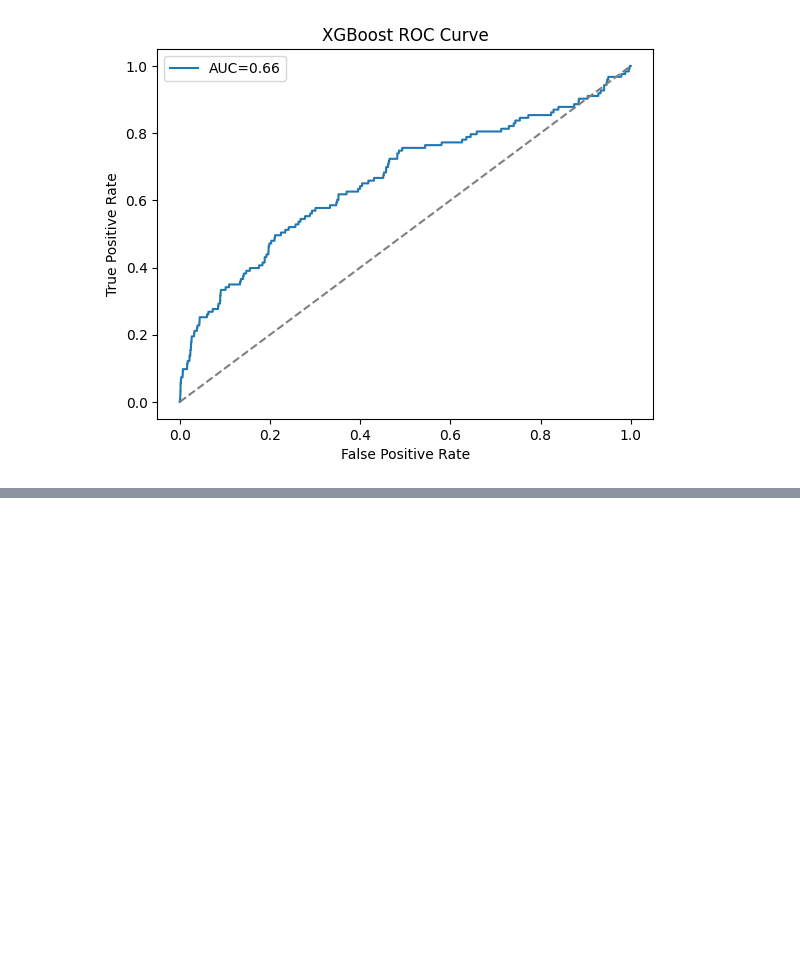
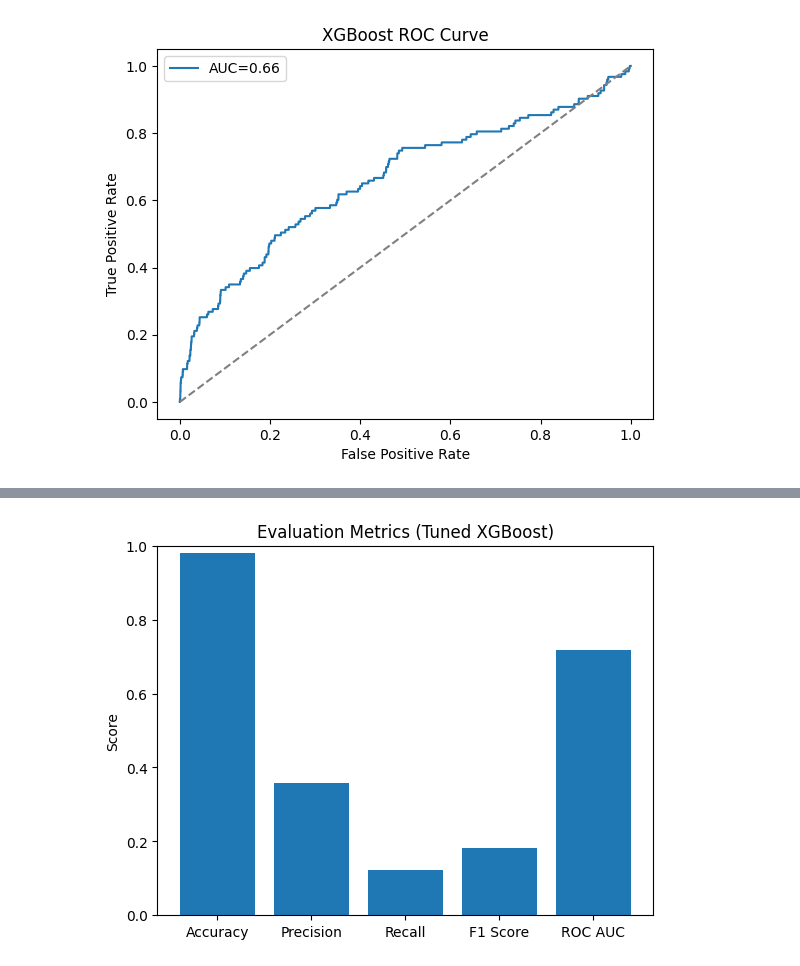
Before and after one commit to loowenwen/cs3244-project, a Jupyter notebook: src/final_random_forest.ipynb, the cells around one changed output, grey strips where cells are left out. Saved outputs shown, nothing was run; the diff lists cells and outputs as text; code cells hidden in the pictures; blank space fills up the shorter version.

```diff
--- a/src/final_random_forest.ipynb
+++ b/src/final_random_forest.ipynb
@@ -1195,0 +1223,15 @@ plt.show()
+# %%
+metrics = {
+    'Accuracy': accuracy_score(y_test, y_pred_xgb2),
+    'Precision': precision_score(y_test, y_pred_xgb2),
+    'Recall': recall_score(y_test, y_pred_xgb2),
+    'F1 Score': f1_score(y_test, y_pred_xgb2),
+    'ROC AUC': roc_auc_score(y_test, y_proba_xgb2),
+}
+plt.bar(metrics.keys(), metrics.values())
+plt.ylim(0,1)
+plt.title("Evaluation Metrics (Tuned XGBoost)")
+plt.ylabel("Score")
+plt.show()
+# %% [output]
+[figure, added]
```
Also changed, not shown: parts of 8 cells of this notebook.
